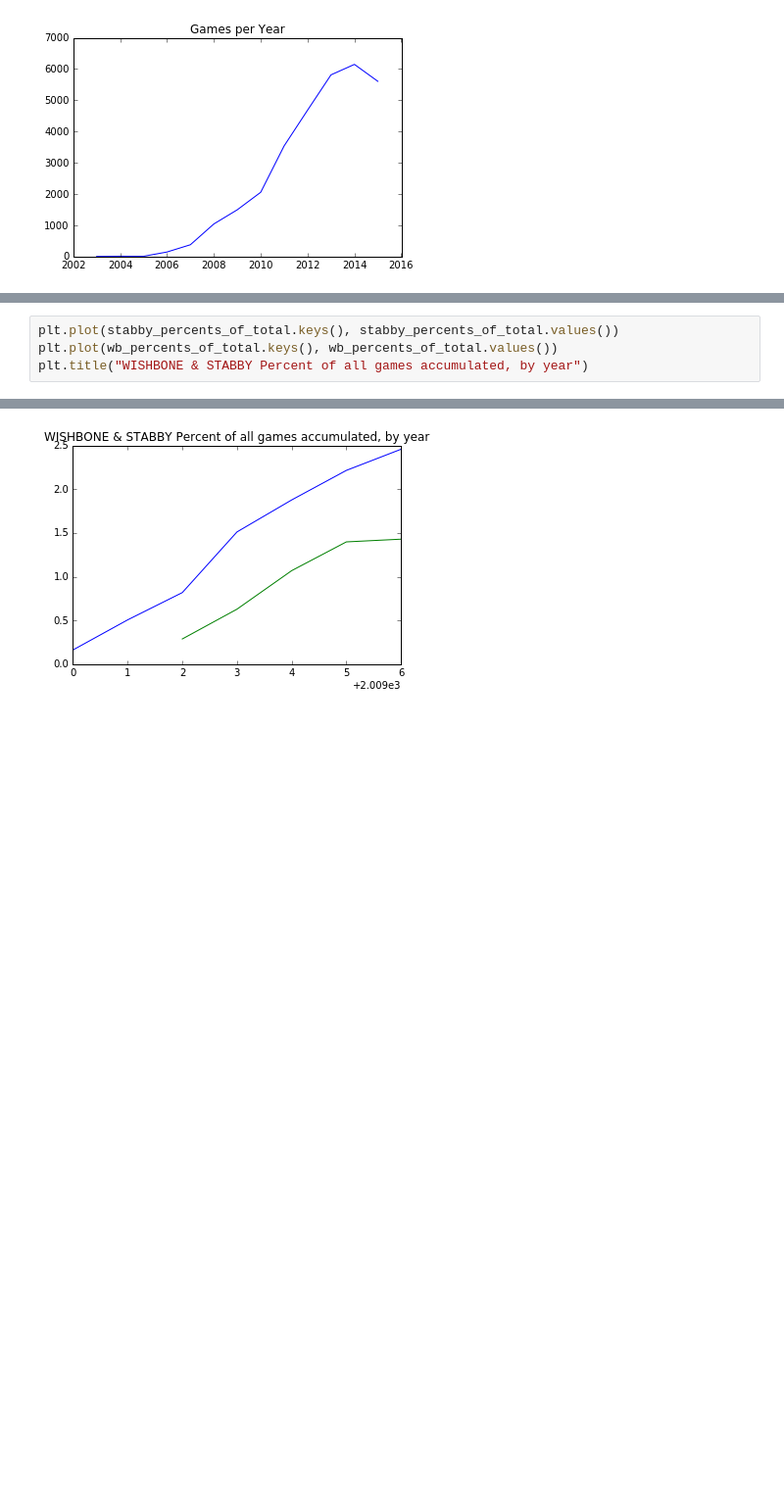
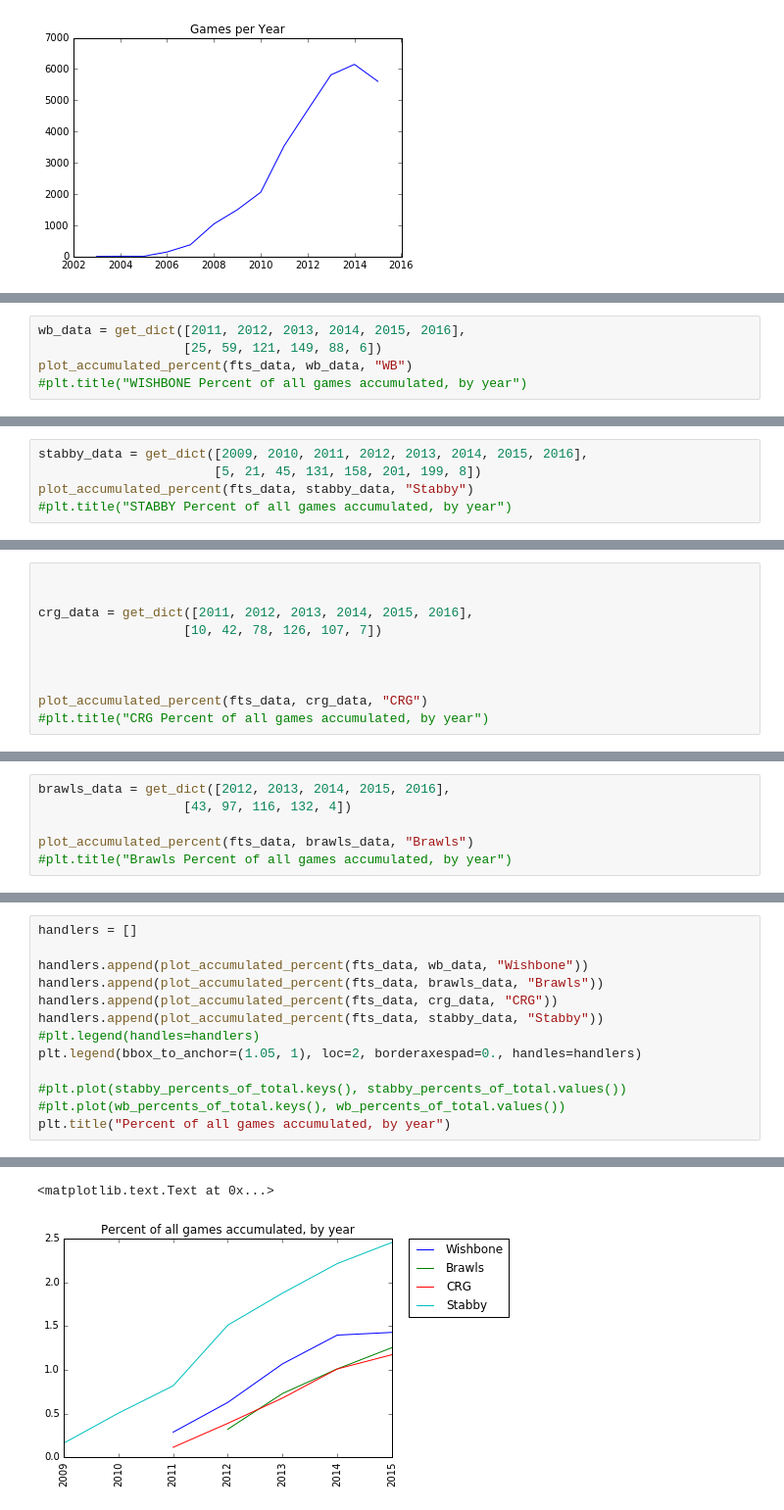
Before and after one commit to voidptr/derbystats, a Jupyter notebook: stats.ipynb, the cells around one changed output, grey strips where cells are left out. Shown: that part at 98% size. Saved outputs shown, nothing was run; the diff lists cells and outputs as text; blank space fills up the shorter version.

```diff
--- a/stats.ipynb
+++ b/stats.ipynb
@@ -135,0 +102,5 @@ OrderedDict([(2009, 0.16228497241155468), (2010, 0.5061319836480436), (2011, 0.8
+# %%
+wb_data = get_dict([2011, 2012, 2013, 2014, 2015, 2016],
+                   [25, 59, 121, 149, 88, 6])
+plot_accumulated_percent(fts_data, wb_data, "WB")
+#plt.title("WISHBONE Percent of all games accumulated, by year")
@@ -135,0 +115,5 @@ OrderedDict([(2009, 0.16228497241155468), (2010, 0.5061319836480436), (2011, 0.8
+# %%
+stabby_data = get_dict([2009, 2010, 2011, 2012, 2013, 2014, 2015, 2016],
+                       [5, 21, 45, 131, 158, 201, 199, 8])
+plot_accumulated_percent(fts_data, stabby_data, "Stabby")
+#plt.title("STABBY Percent of all games accumulated, by year")
@@ -135,0 +128,10 @@ OrderedDict([(2009, 0.16228497241155468), (2010, 0.5061319836480436), (2011, 0.8
+# %%
+
+
+crg_data = get_dict([2011, 2012, 2013, 2014, 2015, 2016],
+                   [10, 42, 78, 126, 107, 7])
+
+
+
+plot_accumulated_percent(fts_data, crg_data, "CRG")
+#plt.title("CRG Percent of all games accumulated, by year")
@@ -135,0 +146,6 @@ OrderedDict([(2009, 0.16228497241155468), (2010, 0.5061319836480436), (2011, 0.8
+# %%
+brawls_data = get_dict([2012, 2013, 2014, 2015, 2016],
+                   [43, 97, 116, 132, 4])
+
+plot_accumulated_percent(fts_data, brawls_data, "Brawls")
+#plt.title("Brawls Percent of all games accumulated, by year")
@@ -136,5 +160,14 @@ OrderedDict([(2009, 0.16228497241155468), (2010, 0.5061319836480436), (2011, 0.8
 # %%
-plt.plot(stabby_percents_of_total.keys(), stabby_percents_of_total.values())
-plt.plot(wb_percents_of_total.keys(), wb_percents_of_total.values())
-plt.title("WISHBONE & STABBY Percent of all games accumulated, by year")
+handlers = []
+
+handlers.append(plot_accumulated_percent(fts_data, wb_data, "Wishbone"))
+handlers.append(plot_accumulated_percent(fts_data, brawls_data, "Brawls"))
+handlers.append(plot_accumulated_percent(fts_data, crg_data, "CRG"))
+handlers.append(plot_accumulated_percent(fts_data, stabby_data, "Stabby"))
+#plt.legend(handles=handlers)
+plt.legend(bbox_to_anchor=(1.05, 1), loc=2, borderaxespad=0., handles=handlers)
+
+#plt.plot(stabby_percents_of_total.keys(), stabby_percents_of_total.values())
+#plt.plot(wb_percents_of_total.keys(), wb_percents_of_total.values())
+plt.title("Percent of all games accumulated, by year")
 # %% [output]
@@ -142 +194,2 @@ plt.title("WISHBONE & STABBY Percent of all games accumulated, by year")
+<matplotlib.text.Text at 0x...>
-[figure, old version]
+[figure, new version]
```
Also changed, not shown: parts of 10 cells of this notebook.
